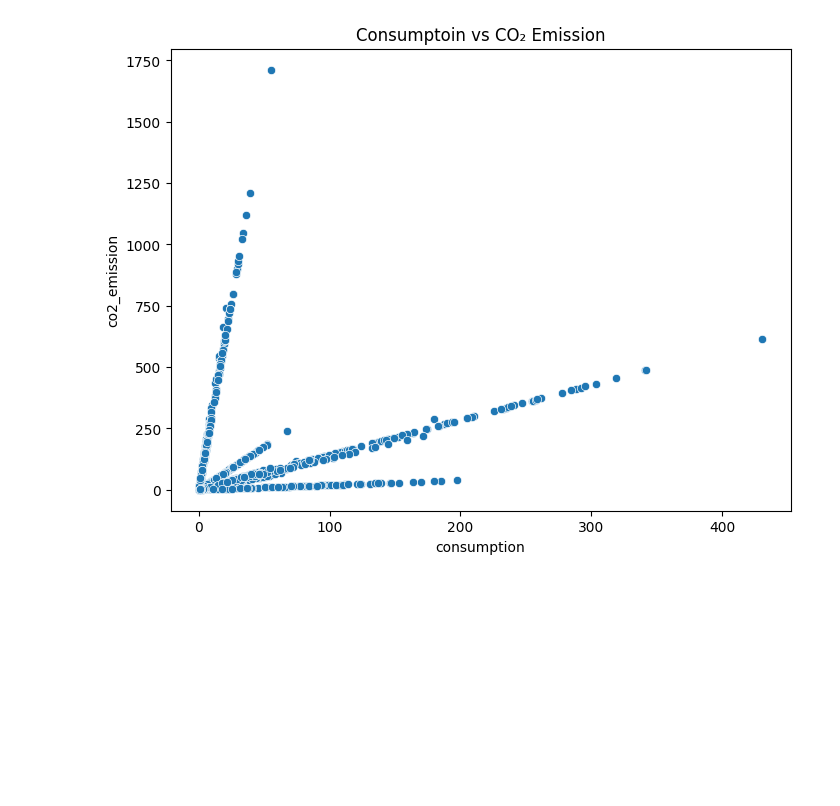
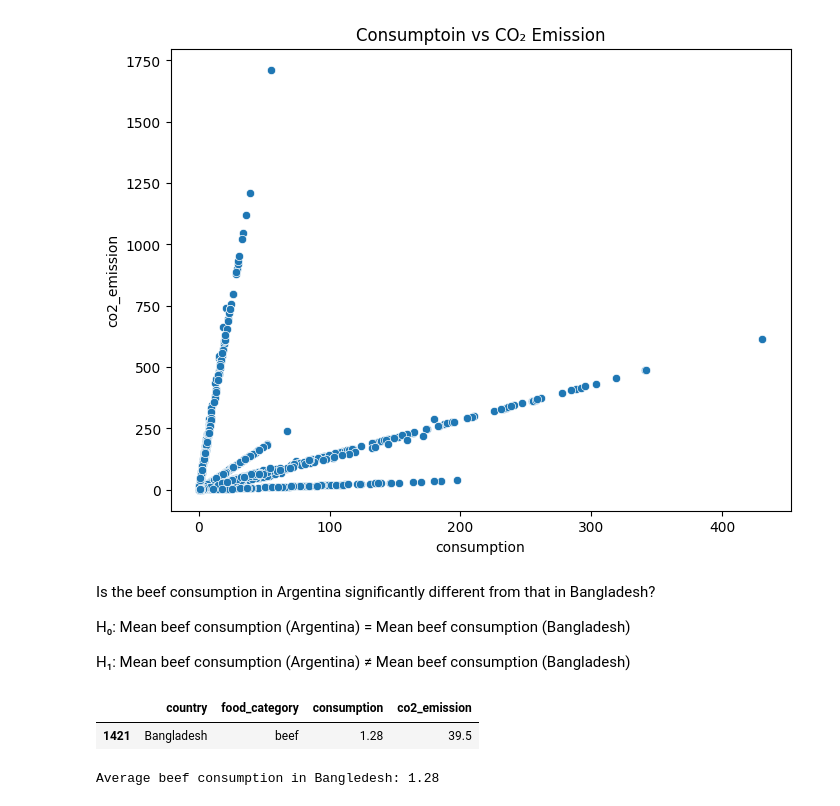
Before and after one commit to KudoroEsther/Files-Data_Analysis-, a Jupyter notebook: Class_Task6/CorrelationTask.ipynb, the cells around one changed output. Saved outputs shown, nothing was run; the diff lists cells and outputs as text; code cells hidden in the pictures; blank space fills up the shorter version.

```diff
--- a/Class_Task6/CorrelationTask.ipynb
+++ b/Class_Task6/CorrelationTask.ipynb
@@ -112,3 +112,20 @@ plt.title("Consumptoin vs CO₂ Emission")
 plt.show()
 # %% [output]
 [figure]
+# %% [markdown]
+Is the beef consumption in Argentina significantly different from that in Bangladesh?
+
+H₀: Mean beef consumption (Argentina) = Mean beef consumption (Bangladesh)
+
+H₁: Mean beef consumption (Argentina) ≠ Mean beef consumption (Bangladesh)
+# %%
+bang_beef = df[(df["country"] == "Bangladesh") & (df["food_category"]=="beef")]
+bang_beef
+# %% [output]
+|  | country | food_category | consumption | co2_emission |
+| 1421 | Bangladesh | beef | 1.28 | 39.5 |
+# %%
+bang_beef_mean = bang_beef["consumption"].mean()
+print(f"Average beef consumption in Bangledesh: {bang_beef_mean}")
+# %% [output]
+Average beef consumption in Bangledesh: 1.28
```
Also changed, not shown: parts of 8 cells of this notebook.
